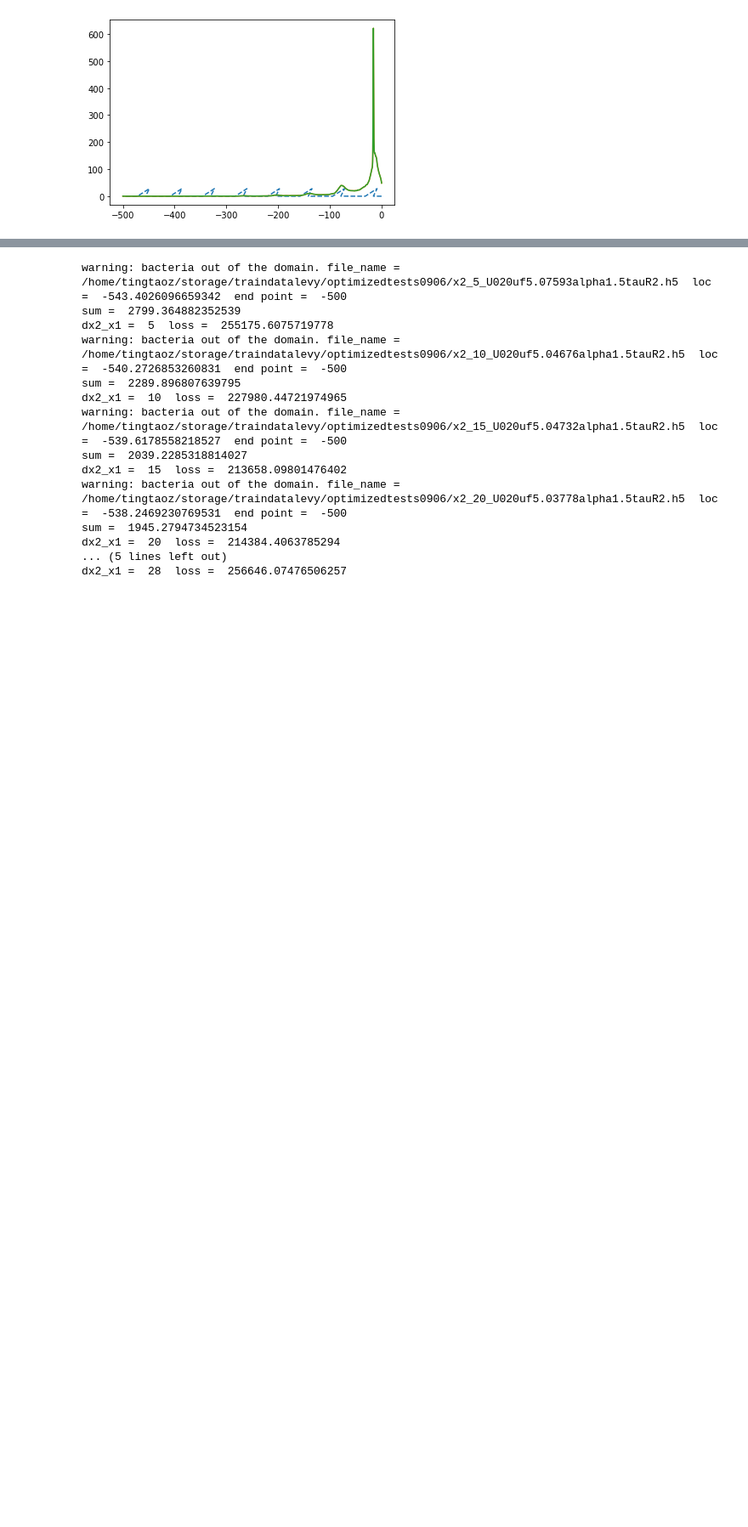
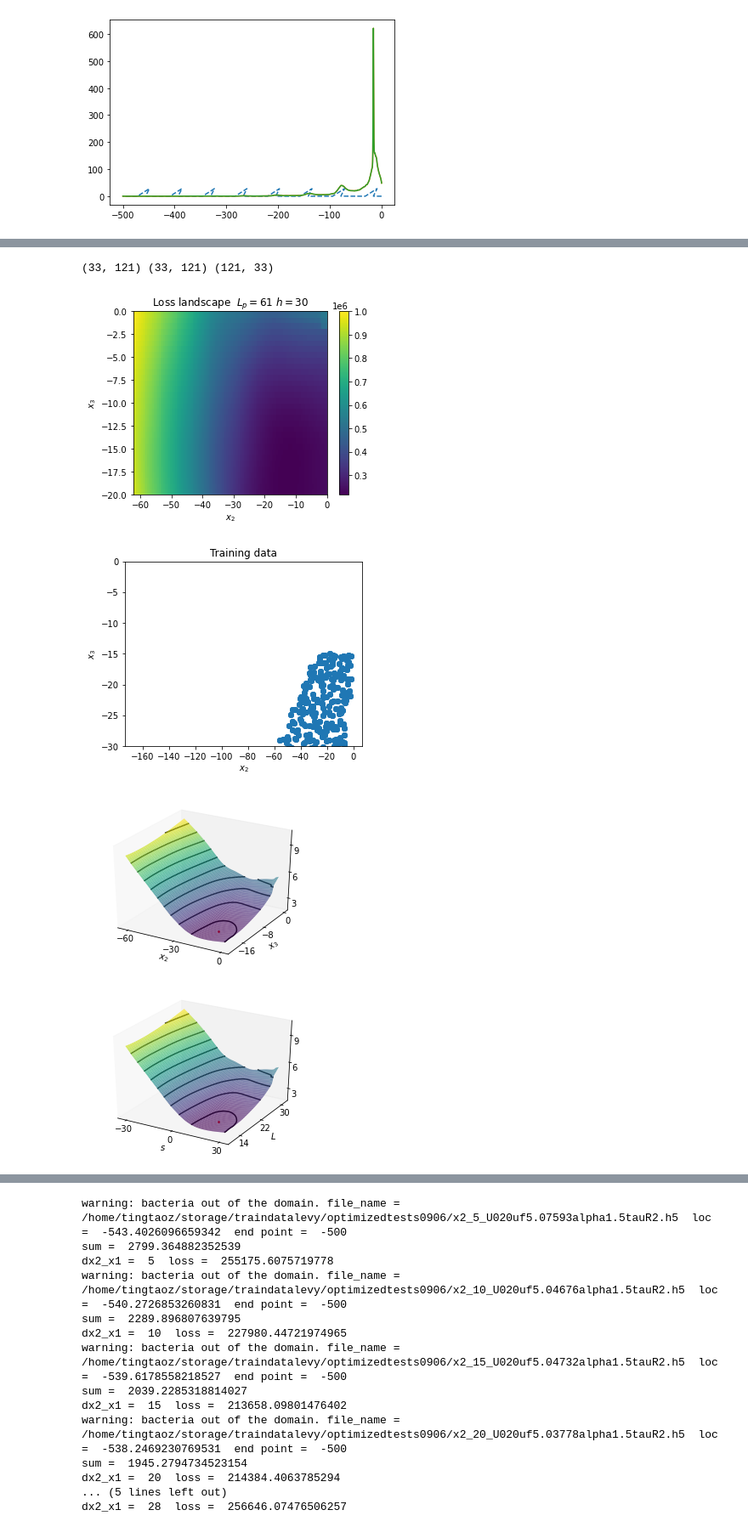
Before and after one commit to zongyi-li/Geo-FNO-catheter, a Jupyter notebook: data_analysis_length.ipynb, the cells around one changed output, grey strips where cells are left out. Shown: that part at 85% size. Drawn from its saved outputs; the diff is of its cells as text; code cells hidden in the pictures; blank space fills up the shorter version.

```diff
--- a/data_analysis_length.ipynb
+++ b/data_analysis_length.ipynb
@@ -214,0 +198,80 @@ plt.ylim([-30, 0])
+# %%
+X, Y = np.meshgrid(x2_range ,x3_range)
+plt.figure(figsize=(5,4))
+plt.pcolormesh(X, Y, loss.transpose())
+# plt.colorbar(format='%.0e')
+cbar = plt.colorbar()
+cbar.formatter.set_powerlimits((0, 0))
+plt.xlabel(r"$x_2$")
+plt.ylabel(r"$x_3$")
+plt.title("Loss landscape "+r" $L_p=61 ~ h=30$")
+plt.tight_layout()
+plt.savefig("landscape-x2-x3.pdf")
+
+plt.figure(figsize=(5,4))
+plt.scatter(inputPara_raw[4,:], inputPara_raw[5,:])
+plt.xlabel(r"$x_2$")
+plt.ylabel(r"$x_3$")
+plt.title("Training data")
+plt.ylim([-30, 0])
+
+
+fig = plt.figure(figsize=(4,3))
+ax = fig.add_subplot(111, projection='3d')
+print(X.shape, Y.shape, loss.shape)
+ax.contour(X.T, Y.T, (loss), 10,  colors="black", linestyles="solid")
+ax.scatter([-11.565677642822266], [-15.864848136901855], [(217993.265625)],  s=10, marker='.', color='r', zorder=3)
+ax.plot_surface(X.T, Y.T, (loss), rstride=1, cstride=1,
+                cmap='viridis', edgecolor='none', alpha=0.7, linewidth=0)
+ax.grid(False)
+
+ax.view_init(30, -60)
+ax.set_xticks([0, -30, -60])
+ax.tick_params(axis='x', which='major', pad=-4)
+ax.set_xlabel(r"$x_2$", labelpad=-5)
+ax.set_yticks([0, -8, -16])
+ax.tick_params(axis='y', which='major', pad=-4)
+
+ax.set_ylabel(r"$x_3$", labelpad=-5)
+ax.set_zticks([3e5, 6e5, 9e5])
+ax.tick_params(axis='z', which='major', pad=-4)
+
+ax.ticklabel_format(axis='z', style='scientific',  scilimits=(1,4), useMathText=True)
+fig.tight_layout()
+
+
+
+
+# update to L, s coordinate
+
+fig = plt.figure(figsize=(4,3))
+ax = fig.add_subplot(111, projection='3d')
+x1 = L_p.item()/2.0
+X += x1
+Y += x1
+ax.contour(X.T, Y.T, (loss), 10,  colors="black", linestyles="solid")
+ax.scatter([-11.565677642822266 + x1], [-15.864848136901855 + x1], [(217993.265625)],  s=10, marker='.', color='r', zorder=3)
+ax.plot_surface(X.T, Y.T, (loss), rstride=1, cstride=1,
+                cmap='viridis', edgecolor='none', alpha=0.7, linewidth=0)
+ax.grid(False)
+
+ax.view_init(30, -60)
+ax.set_xticks([30, 0, -30])
+ax.tick_params(axis='x', which='major', pad=-4)
+ax.set_xlabel(r"$s$", labelpad=-5)
+ax.set_yticks([30, 22, 14])
+ax.tick_params(axis='y', which='major', pad=-4)
+
+ax.set_ylabel(r"$L$", labelpad=-5)
+ax.set_zticks([3e5, 6e5, 9e5])
+ax.tick_params(axis='z', which='major', pad=-4)
+
+ax.ticklabel_format(axis='z', style='scientific',  scilimits=(1,4), useMathText=True)
+fig.tight_layout()
+fig.savefig("landscape-1.pdf")
+# %% [output]
+(33, 121) (33, 121) (121, 33)
+[figure, added]
+[figure, added]
+[figure, added]
+[figure, added]
```
Also changed, not shown: parts of 13 cells of this notebook, 4 other files.
